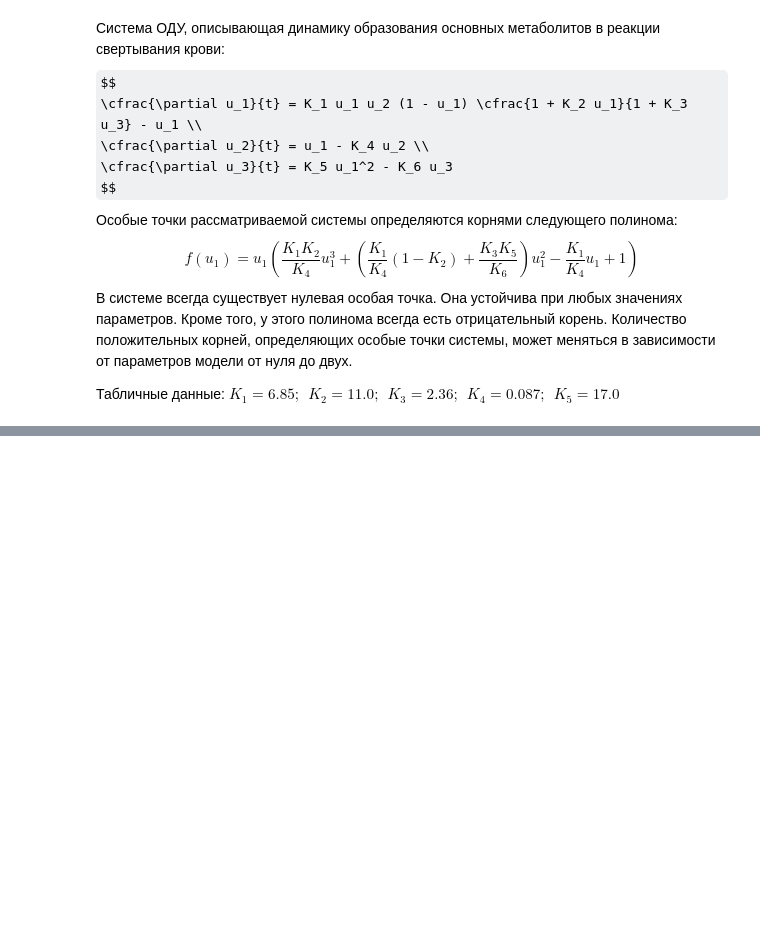
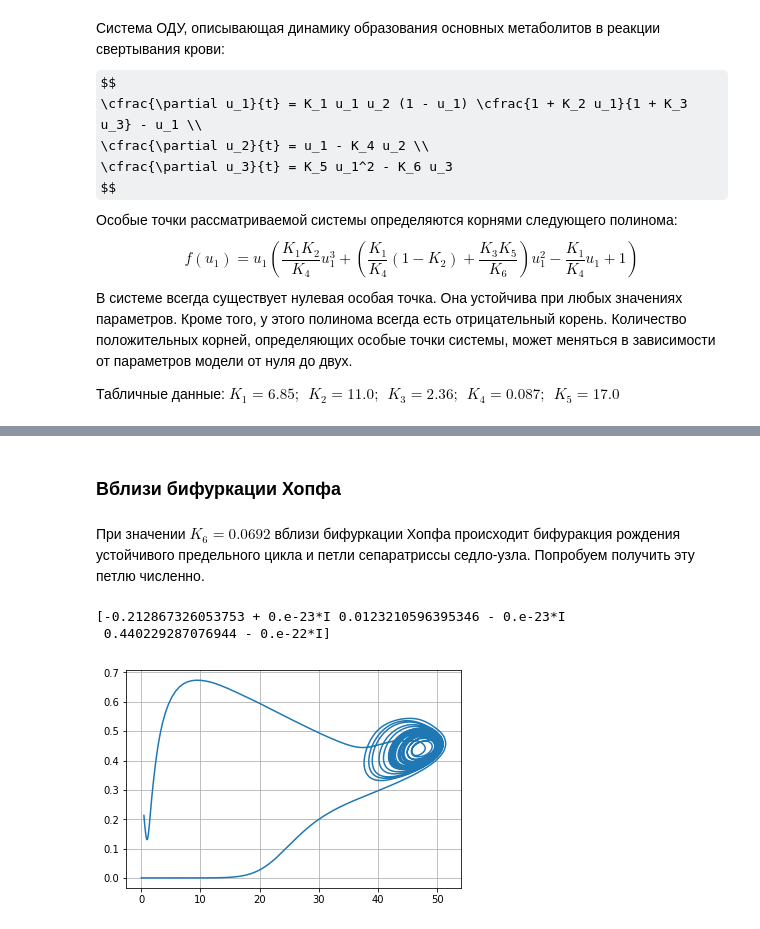
Before and after one commit to alekseik1/calc_math-labs, a Jupyter notebook: main.ipynb, the cells around one changed output, grey strips where cells are left out. Saved outputs shown, nothing was run; the diff lists cells and outputs as text; code cells hidden in the pictures; some formulas as TeX source; blank space fills up the shorter version.

```diff
--- a/main.ipynb
+++ b/main.ipynb
@@ -419,0 +472,39 @@ NameError: name 'plot_lines' is not defined
+# %% [markdown]
+### Вблизи бифуркации Хопфа
+# %% [markdown]
+При значении $K_6 = 0.0692$ вблизи бифуркации Хопфа происходит бифуракция рождения устойчивого предельного цикла и петли сепаратриссы седло-узла. Попробуем получить эту петлю численно.
+# %%
+diff_eqs = [
+    K_1 * u_1 * u_2 * (1-u_1) * (1+K_2*u_1)/(1+K_3*u_3) - u_1,
+    u_1 - K_4*u_2,
+    K_5*u_1**2 - K_6*u_3
+]
+
+hopf_K6 = 0.0692
+diff_eqs = [eq.subs(K_1, K1).subs(K_2, K2).subs(K_3, K3)
+            .subs(K_4, K4).subs(K_5, K5).subs(K_6, hopf_K6) for eq in diff_eqs]
+# %%
+special_dots = np.array(solve(eq_s.subs(K_6, hopf_K6)))
+# %%
+print(special_dots)
+# %% [output]
+[-0.212867326053753 + 0.e-23*I 0.0123210596395346 - 0.e-23*I
+ 0.440229287076944 - 0.e-22*I]
+# %%
+lamb1, lamb2, lamb3 = lambdify((u_1, u_2, u_3), diff_eqs[0]), lambdify((u_1, u_2, u_3), diff_eqs[1]), lambdify((u_1, u_2, u_3), diff_eqs[2])
+diff_eqs_scipy = lambda t, y: [
+    lamb1(*y),
+    lamb2(*y),
+    lamb3(*y)
+]
+# %%
+from scipy.integrate import solve_ivp
+
+t_min, t_max = (100, 10000)
+t_range = np.linspace(t_min, t_max, t_max*10)
+y_0 = np.array([np.abs(re(i)) for i in special_dots], dtype=np.float)
+solutions = solve_ivp(diff_eqs_scipy, (t_min, t_max), y_0, t_eval=t_range).y.T
+
+plot_lines((solutions[:, 2], solutions[:, 0]))
+# %% [output]
+[figure, added]
```
Also changed, not shown: parts of 14 cells of this notebook.
